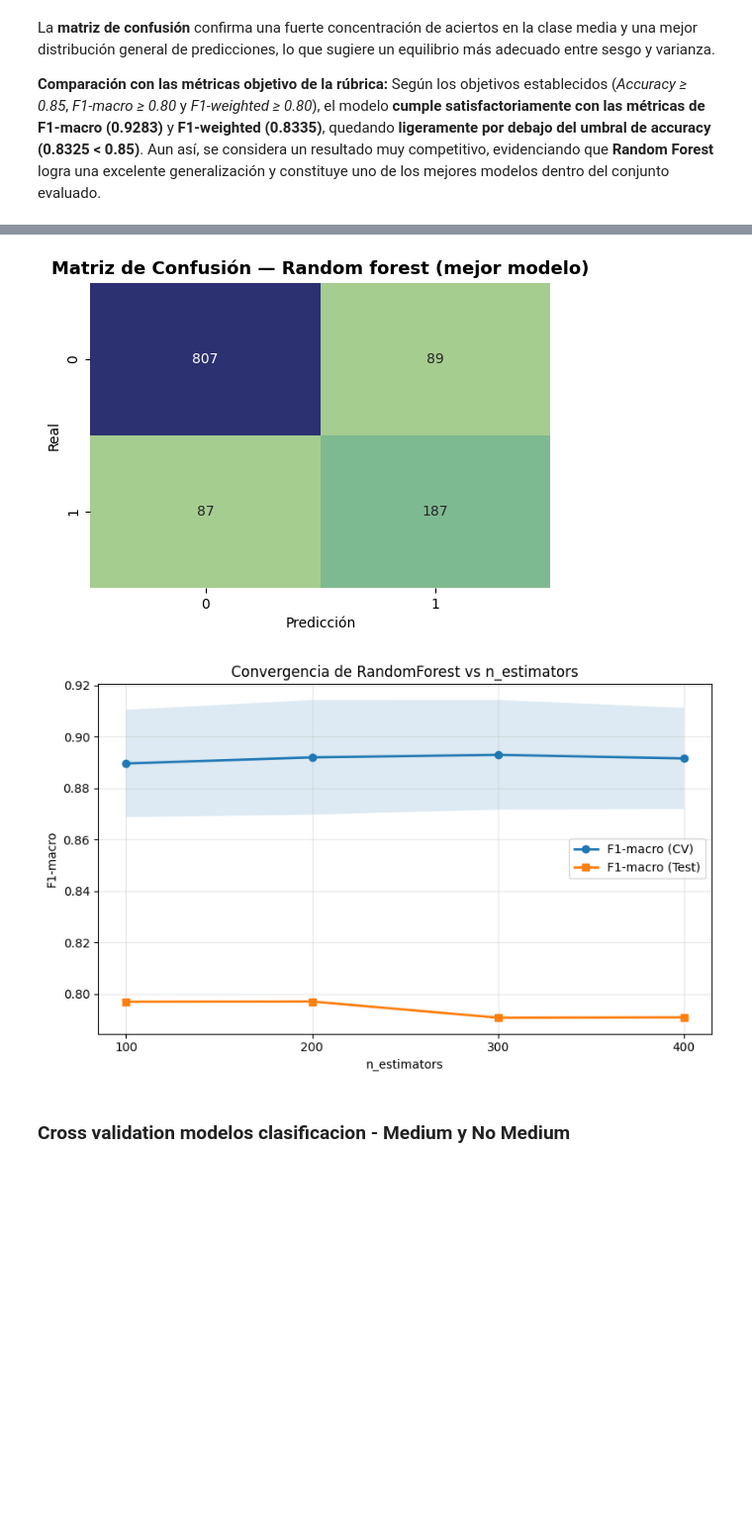
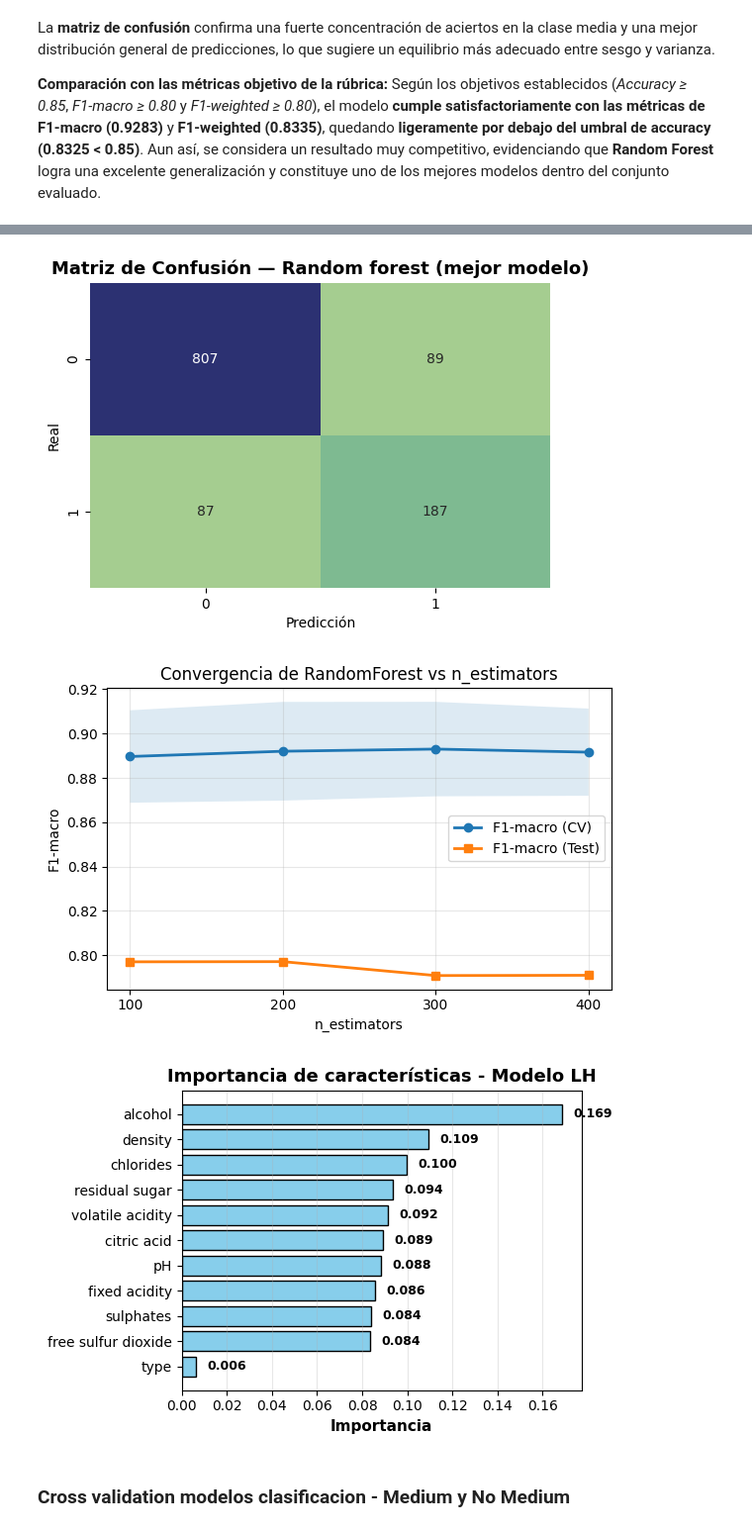
Before and after one commit to anamariaSemanate/ml-tarea1-vinos, a Jupyter notebook: notebooks/02_modelos.ipynb, the cells around one changed output, grey strips where cells are left out. Shown at 99% size. Drawn from its saved outputs; the diff is of its cells as text; code cells hidden in the pictures; blank space fills up the shorter version.

Commit message:
mejores modelos entrenados

```diff
--- a/notebooks/02_modelos.ipynb
+++ b/notebooks/02_modelos.ipynb
@@ -219,8 +236,11 @@ De esta forma, se logra un conjunto de datos balanceado sin perder información
 Después de aplicar SMOTE, las tres clases (`0`, `1`, `2`) presentan una distribución uniforme, como se observa en el gráfico anterior.
 Esto garantiza que el modelo de clasificación entrene bajo condiciones más equilibradas, mejorando métricas como recall, precision y F1-score para las clases minoritarias.
 # %%
+columnas_originales = X_train_clf.columns
 smt = SMOTE(random_state=42)
 X_train_clf_sm, y_train_clf_sm = smt.fit_resample(X_train_clf_scaled, y_train_clf_Medi)
+X_train_clf_sm = pd.DataFrame(X_train_clf_sm, columns=columnas_originales)
+y_train_clf_sm = pd.Series(y_train_clf_sm, name='target')
 
 class_counts = y_train_clf_sm.value_counts()
 class_percent = y_train_clf_sm.value_counts(normalize=True) * 100
@@ -238,6 +258,8 @@ plt.show()
 
 #rus = RandomUnderSampler(random_state=42)
 X_trainLH_clf_sm, y_trainLH_clf_sm = smt.fit_resample(X_train_clf_LH, y_train_clf_LH)
+X_trainLH_clf_sm = pd.DataFrame(X_trainLH_clf_sm, columns=X_train_clf_LH.columns)
+y_trainLH_clf_sm = pd.Series(y_trainLH_clf_sm, name='target')
 
 class_counts_LH = y_trainLH_clf_sm.value_counts()
 class_percent_LH = y_trainLH_clf_sm.value_counts(normalize=True) * 100
@@ -254,6 +276,8 @@ plt.ylabel("Frecuencia")
 plt.show()
 
 X_train_clf_smote, y_train_clf_smote = smt.fit_resample(X_train_clf_scal, y_train_clf)
+X_train_clf_smote = pd.DataFrame(X_train_clf_smote, columns=columnas_originales)
+y_train_clf_smote = pd.Series(y_train_clf_smote, name='target')
 
 class_counts_TC = y_train_clf_smote.value_counts()
 class_percent_TC = y_train_clf_smote.value_counts(normalize=True) * 100
@@ -570,7 +625,7 @@ param_rf = {
     'min_samples_split': [2, 5, 10]
 }
 
-grid_rf = GridSearchCV(
+grid_rf_medi = GridSearchCV(
     RandomForestClassifier(random_state=42, class_weight='balanced'),
     param_grid=param_rf,
     scoring='f1_macro',
@@ -578,14 +633,14 @@ grid_rf = GridSearchCV(
     n_jobs=-1
 )
 
-grid_rf.fit(X_train_clf_sm, y_train_clf_sm)
+grid_rf_medi.fit(X_train_clf_sm, y_train_clf_sm)
 
 print("🌲 Mejor modelo Random Forest:")
-print("Mejores parámetros:", grid_rf.best_params_)
-print("F1-macro promedio:", round(grid_rf.best_score_, 4))
+print("Mejores parámetros:", grid_rf_medi.best_params_)
+print("F1-macro promedio:", round(grid_rf_medi.best_score_, 4))
 
 #Resultado de la prueba del modelo de arbol
-best_randfor = grid_rf.best_estimator_
+best_randfor = grid_rf_medi.best_estimator_
 y_pred_randfor = best_randfor.predict(X_test_clf_scaled)
 print("\n📊 Reporte de Clasificación:")
 print(classification_report(y_test_clf_Medi, y_pred_randfor, digits=4))
@@ -604,7 +659,7 @@ plt.show()
 #--------------------------------------------------
 
 # ---- 1) Preparar el estimador base con los mejores hiperparámetros (excepto n_estimators)
-best_params = grid_rf.best_params_.copy()
+best_params = grid_rf_medi.best_params_.copy()
 fixed_params = {k: v for k, v in best_params.items() if k != "n_estimators"}
 
 rf_fixed = RandomForestClassifier(
@@ -642,35 +697,66 @@ for n in n_list:
 test_f1 = np.array(test_f1)
 
 # ---- 3) Graficar
-plt.figure(figsize=(8,5))
+plt.figure(figsize=(6,4))
 plt.plot(n_list, val_mean, marker='o', label="F1-macro (CV)", linewidth=2)
 plt.fill_between(n_list, val_mean - val_std, val_mean + val_std, alpha=0.15)
 plt.plot(n_list, test_f1, marker='s', label="F1-macro (Test)", linewidth=2)
 
 plt.xticks(n_list)
 plt.xlabel("n_estimators")
 plt.ylabel("F1-macro")
 plt.title("Convergencia de RandomForest vs n_estimators")
 plt.grid(alpha=.3)
 plt.legend()
 plt.tight_layout()
 plt.show()
+
+# Importancia de características
+importances_base = grid_rf_medi.best_estimator_.feature_importances_
+indices = np.argsort(importances_base)[::-1]
+
+feature_names = X_train_clf_sm.columns
+# Ordenar nombres de variables
+feature_names_sorted = [feature_names[i] for i in indices]
+
+# Crear figura
+plt.figure(figsize=(6, 4))
+bars = plt.barh(range(len(importances_base)),
+                importances_base[indices],
+                color="skyblue", edgecolor="black")
+
+# Etiquetas y título
+plt.yticks(range(len(importances_base)), feature_names_sorted)
+plt.gca().invert_yaxis()  # la más importante arriba
+plt.xlabel("Importancia", fontsize=11, fontweight="bold")
+plt.title("Importancia de características - Modelo LH", fontsize=13, fontweight="bold")
+plt.grid(alpha=0.3, axis="x")
+
+# Mostrar valor al lado de cada barra
+for bar, imp in zip(bars, importances_base[indices]):
+    width = bar.get_width()
+    plt.text(width + 0.005, bar.get_y() + bar.get_height()/2,
+             f"{imp:.3f}", va="center", fontsize=9, fontweight="bold")
+
+plt.tight_layout()
+plt.show()
 # %% [output]
 🌲 Mejor modelo Random Forest:
 Mejores parámetros: {'max_depth': None, 'min_samples_split': 2, 'n_estimators': 300}
 F1-macro promedio: 0.893
 
 📊 Reporte de Clasificación:
               precision    recall  f1-score   support
 
       medium     0.9027    0.9007    0.9017       896
    no_medium     0.6775    0.6825    0.6800       274
 
     accuracy                         0.8496      1170
    macro avg     0.7901    0.7916    0.7908      1170
 weighted avg     0.8500    0.8496    0.8498      1170
 [figure]
-[figure, old version]
+[figure, new version]
+[figure, added]
 # %% [markdown]
 ### Cross validation modelos clasificacion - Medium y No Medium
 # %%
```
Also changed, not shown: parts of 14 cells of this notebook, 2 other files.
